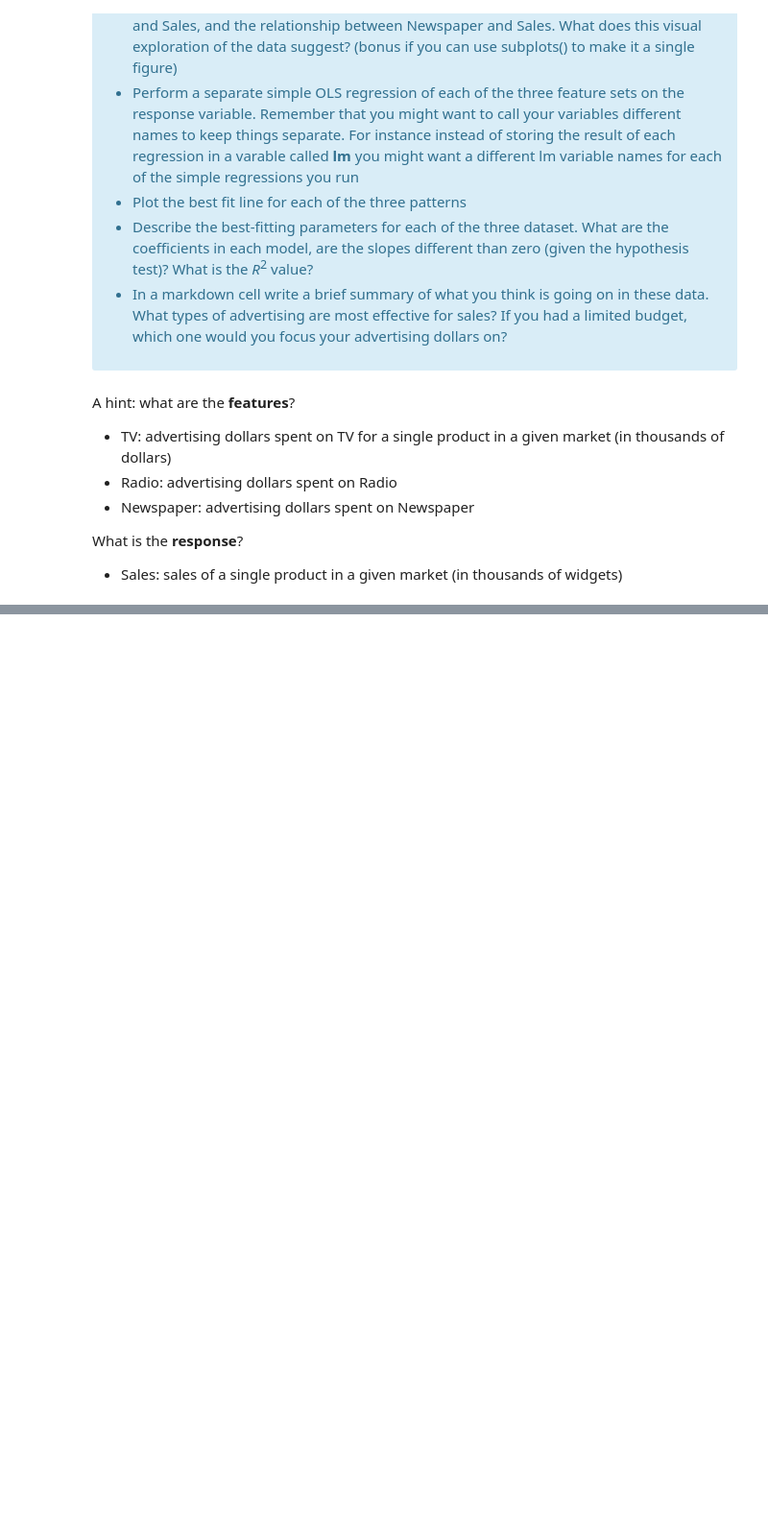
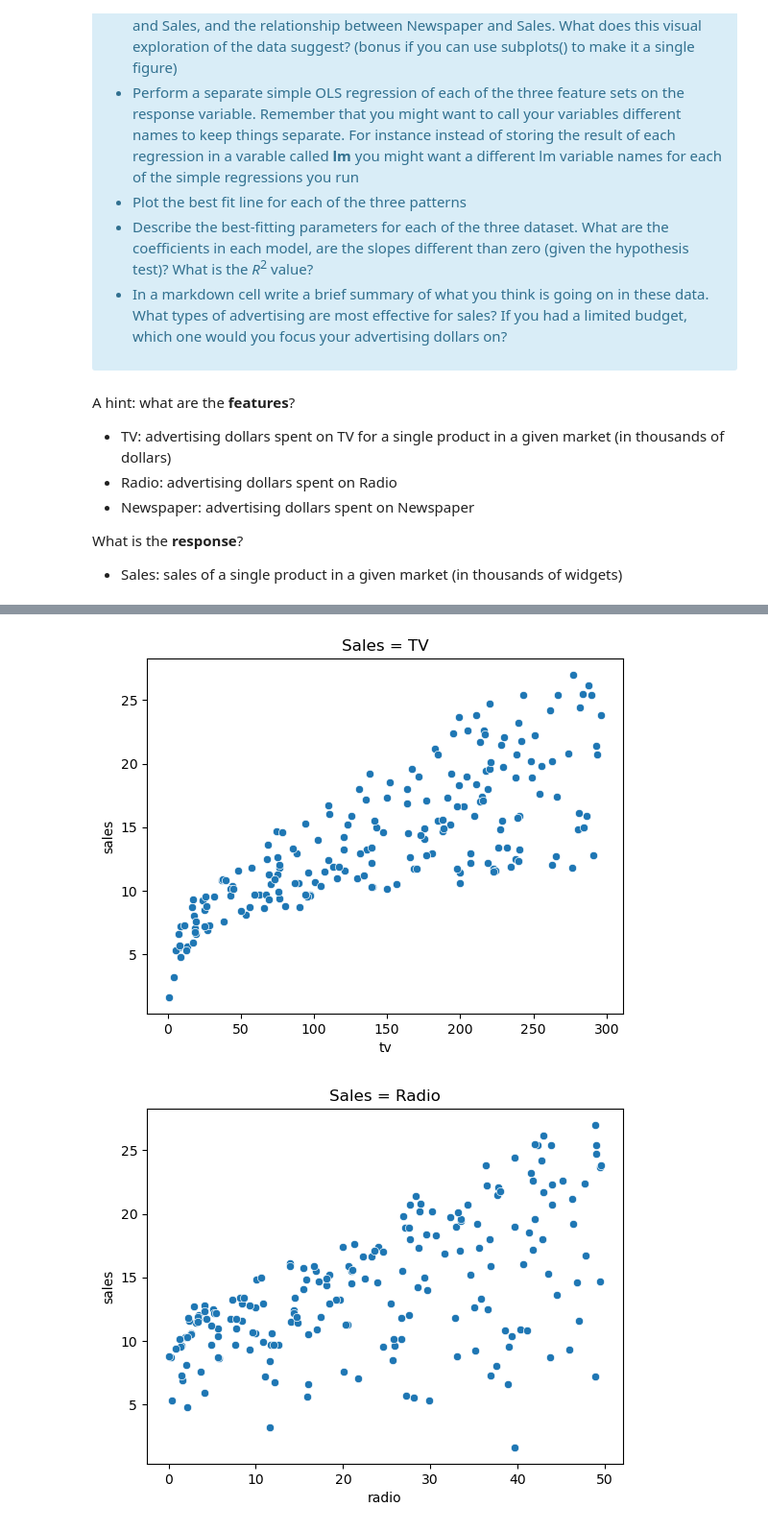
Before and after one commit to markkho/nyu_lab_in_cognition, a Jupyter notebook: book/labs/LabReg-IntroToRegression.ipynb, the cells around one changed output, grey strips where cells are left out. Shown at 96% size. Saved outputs shown, nothing was run; the diff lists cells and outputs as text; code cells hidden in the pictures; blank space fills up the shorter version.

```diff
--- a/book/labs/LabReg-IntroToRegression.ipynb
+++ b/book/labs/LabReg-IntroToRegression.ipynb
@@ -416,0 +412,3 @@ What is the **response**?
+# %%
+ad_df = pd.read_csv('advertising.csv')
+ad_df.head()
@@ -416,0 +422,13 @@ What is the **response**?
+# %%
+sns.scatterplot(x="tv", y="sales", data=ad_df)
+plt.title("Sales = TV")
+plt.show()
+sns.scatterplot(x="radio", y="sales", data=ad_df)
+plt.title("Sales = Radio")
+plt.show()
+sns.scatterplot(x="newspaper", y="sales", data=ad_df)
+plt.title("Sales = Newpaper")
+plt.show()
+# %% [output]
+[figure, added]
+[figure, added]
```
Also changed, not shown: parts of 9 cells of this notebook.
